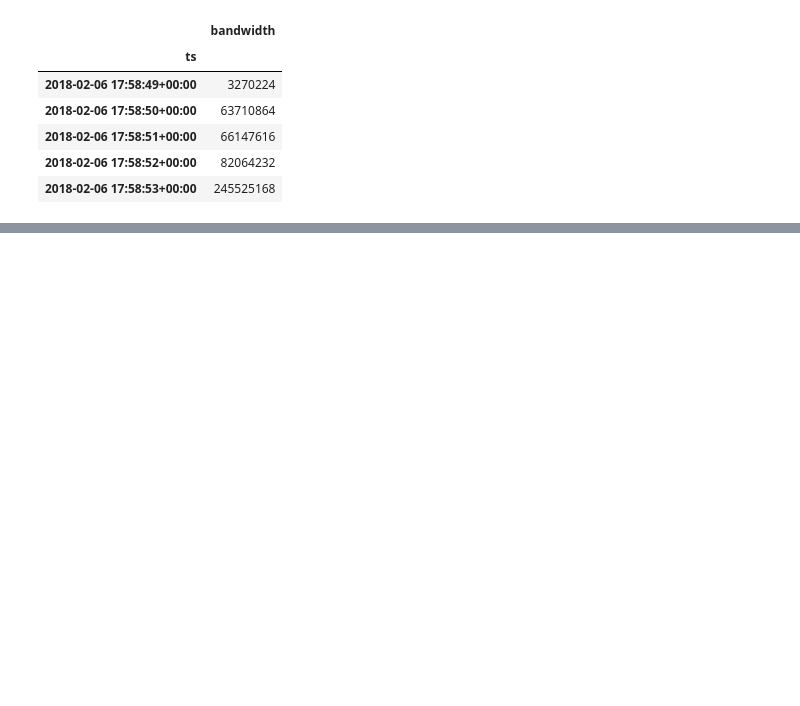
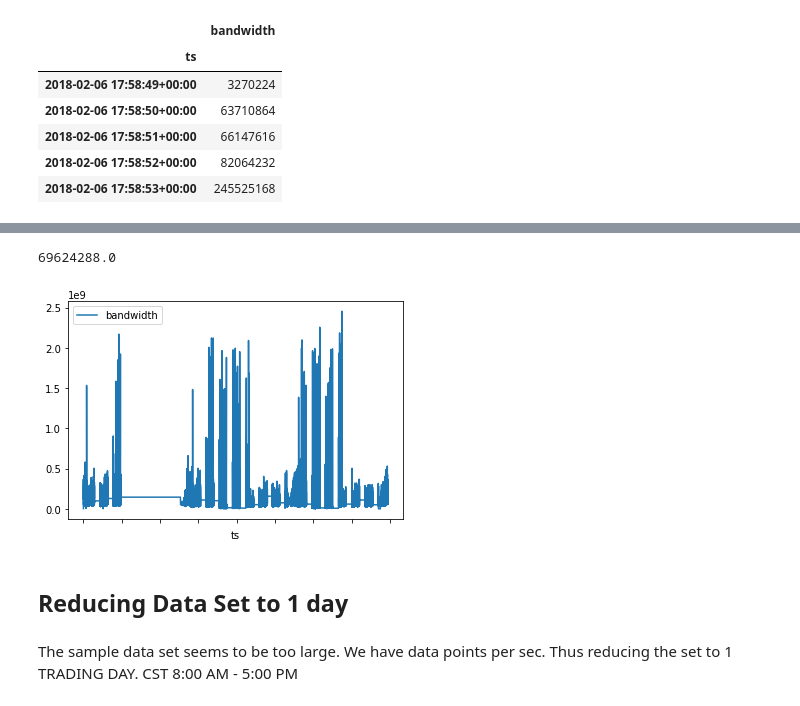
Before and after one commit to w3cube/ds-journey, a Jupyter notebook: project_4/part2/Bandwidth_Analysis_Project.ipynb, the cells around one changed output, grey strips where cells are left out. Saved outputs shown, nothing was run; the diff lists cells and outputs as text; code cells hidden in the pictures; blank space fills up the shorter version.

```diff
--- a/project_4/part2/Bandwidth_Analysis_Project.ipynb
+++ b/project_4/part2/Bandwidth_Analysis_Project.ipynb
@@ -255,0 +205,3 @@ ten_day_mean.plot(ax=ax);
+# %%
+df_bw = pd.read_csv('./bw_cleaned_data.csv')
+df_bw.head()
@@ -255,0 +215,3 @@ ten_day_mean.plot(ax=ax);
+# %%
+df_bw.set_index('ts', inplace=True)
+df_bw.head()
@@ -255,0 +240,14 @@ ten_day_mean.plot(ax=ax);
+# %%
+df_bw.loc[:, 'bandwidth'].median()
+# %% [output]
+69624288.0
+# %%
+fig, ax = plt.subplots()
+df_bw.plot(ax = ax);
+# %% [output]
+[figure, added]
+# %% [markdown]
+## Reducing Data Set to 1 day
+# %% [markdown]
+ The sample data set seems to be too large. We have data points per sec. Thus reducing the set to 1 TRADING DAY.
+ CST 8:00 AM - 5:00 PM
```
Also changed, not shown: parts of 58 cells of this notebook, 3 other files.
